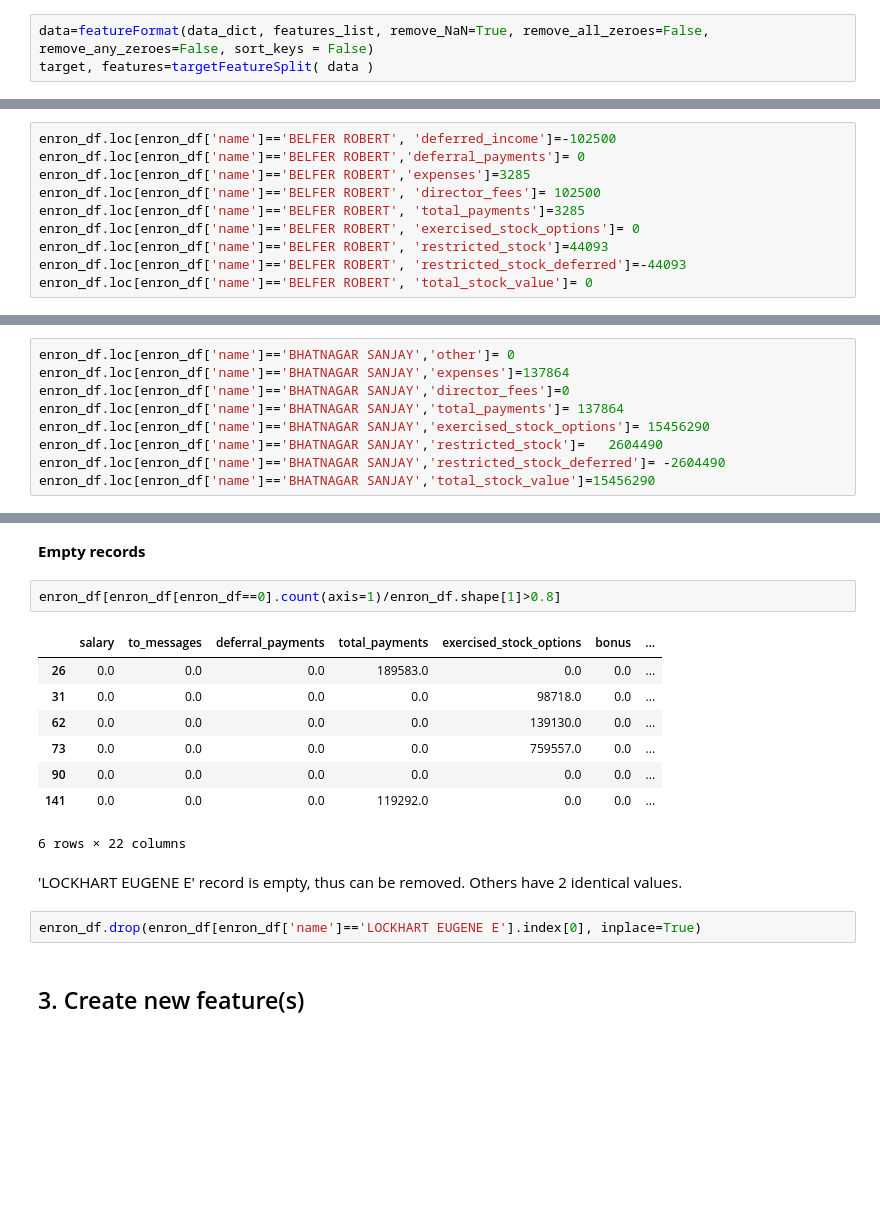
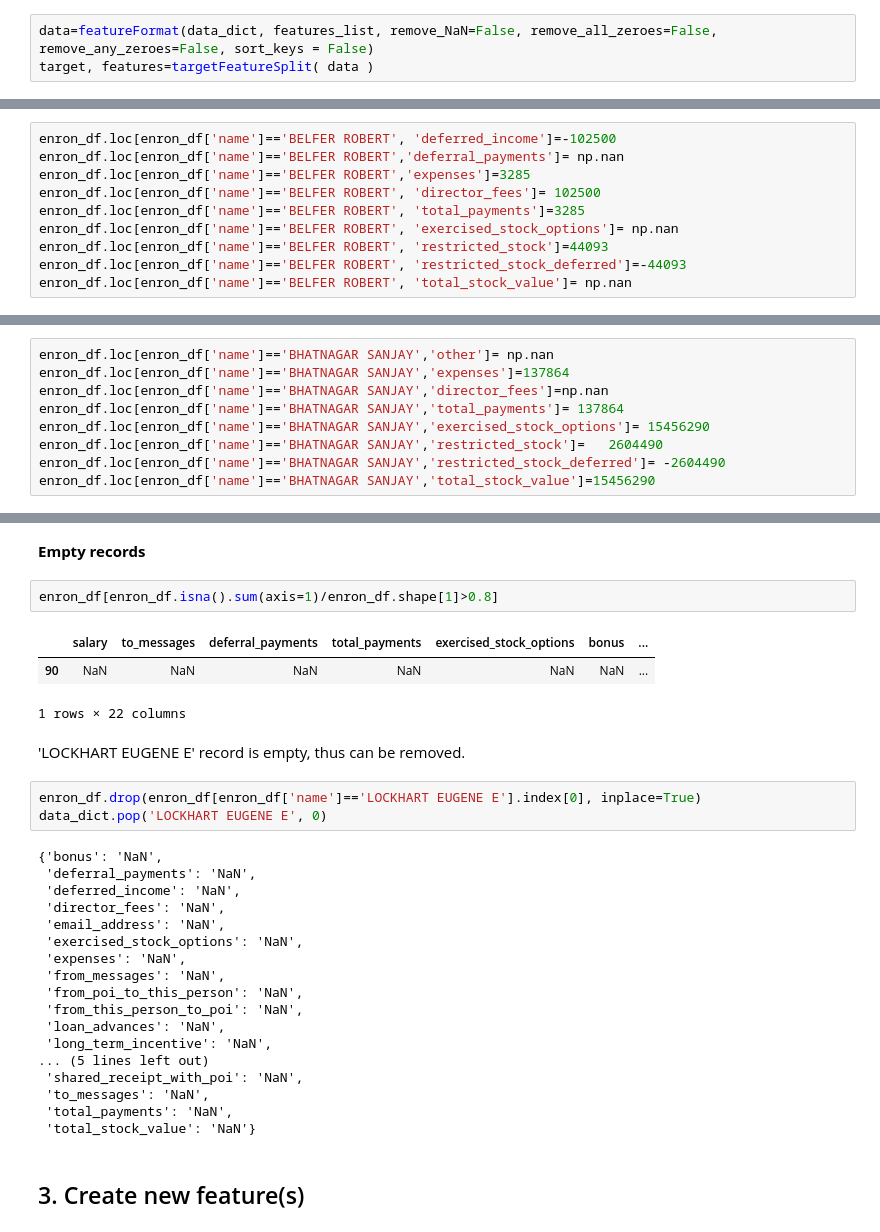
Before and after one commit to ekaraseva/Enron-fraud, a Jupyter notebook: poi_id.ipynb, the cells around one changed output, grey strips where cells are left out. Saved outputs shown, nothing was run; the diff lists cells and outputs as text; blank space fills up the shorter version.

```diff
--- a/poi_id.ipynb
+++ b/poi_id.ipynb
@@ -146,7 +127,7 @@ features_list= ['salary', 'to_messages',  'deferral_payments',
                 'director_fees', 'deferred_income', 'long_term_incentive',
                 'from_poi_to_this_person']
 # %%
-data=featureFormat(data_dict, features_list, remove_NaN=True, remove_all_zeroes=False, remove_any_zeroes=False, sort_keys = False)
+data=featureFormat(data_dict, features_list, remove_NaN=False, remove_all_zeroes=False, remove_any_zeroes=False, sort_keys = False)
 target, features=targetFeatureSplit( data )
 # %%
 ## make dataframe from the enron_data
@@ -268,13 +250,13 @@ data_dict['BELFER ROBERT']['total_stock_value']= 0
 # %%
 enron_df.loc[enron_df['name']=='BELFER ROBERT', 'deferred_income']=-102500
-enron_df.loc[enron_df['name']=='BELFER ROBERT','deferral_payments']= 0
+enron_df.loc[enron_df['name']=='BELFER ROBERT','deferral_payments']= np.nan
 enron_df.loc[enron_df['name']=='BELFER ROBERT','expenses']=3285
 enron_df.loc[enron_df['name']=='BELFER ROBERT', 'director_fees']= 102500
 enron_df.loc[enron_df['name']=='BELFER ROBERT', 'total_payments']=3285
-enron_df.loc[enron_df['name']=='BELFER ROBERT', 'exercised_stock_options']= 0
+enron_df.loc[enron_df['name']=='BELFER ROBERT', 'exercised_stock_options']= np.nan
 enron_df.loc[enron_df['name']=='BELFER ROBERT', 'restricted_stock']=44093
 enron_df.loc[enron_df['name']=='BELFER ROBERT', 'restricted_stock_deferred']=-44093
-enron_df.loc[enron_df['name']=='BELFER ROBERT', 'total_stock_value']= 0
+enron_df.loc[enron_df['name']=='BELFER ROBERT', 'total_stock_value']= np.nan
 # %%
 data_dict['BHATNAGAR SANJAY']
 # %% [output]
@@ -307,9 +293,9 @@ data_dict['BHATNAGAR SANJAY']['restricted_stock']=   2604490
 data_dict['BHATNAGAR SANJAY']['restricted_stock_deferred']= -2604490
 data_dict['BHATNAGAR SANJAY']['total_stock_value']=15456290
 # %%
-enron_df.loc[enron_df['name']=='BHATNAGAR SANJAY','other']= 0
+enron_df.loc[enron_df['name']=='BHATNAGAR SANJAY','other']= np.nan
 enron_df.loc[enron_df['name']=='BHATNAGAR SANJAY','expenses']=137864
-enron_df.loc[enron_df['name']=='BHATNAGAR SANJAY','director_fees']=0
+enron_df.loc[enron_df['name']=='BHATNAGAR SANJAY','director_fees']=np.nan
 enron_df.loc[enron_df['name']=='BHATNAGAR SANJAY','total_payments']= 137864
 enron_df.loc[enron_df['name']=='BHATNAGAR SANJAY','exercised_stock_options']= 15456290
 enron_df.loc[enron_df['name']=='BHATNAGAR SANJAY','restricted_stock']=   2604490
@@ -443,20 +427,34 @@ Index([u'salary', u'to_messages', u'deferral_payments', u'total_payments',
 # %% [markdown]
 **Empty records**
 # %%
-enron_df[enron_df[enron_df==0].count(axis=1)/enron_df.shape[1]>0.8]
+enron_df[enron_df.isna().sum(axis=1)/enron_df.shape[1]>0.8]
 # %% [output]
 |  | salary | to_messages | deferral_payments | total_payments | exercised_stock_options | bonus | ... |
-| 26 | 0.0 | 0.0 | 0.0 | 189583.0 | 0.0 | 0.0 | ... |
-| 31 | 0.0 | 0.0 | 0.0 | 0.0 | 98718.0 | 0.0 | ... |
-| 62 | 0.0 | 0.0 | 0.0 | 0.0 | 139130.0 | 0.0 | ... |
-| 73 | 0.0 | 0.0 | 0.0 | 0.0 | 759557.0 | 0.0 | ... |
-| 90 | 0.0 | 0.0 | 0.0 | 0.0 | 0.0 | 0.0 | ... |
-| 141 | 0.0 | 0.0 | 0.0 | 119292.0 | 0.0 | 0.0 | ... |
+| 90 | NaN | NaN | NaN | NaN | NaN | NaN | ... |
-6 rows × 22 columns
+1 rows × 22 columns
 # %% [markdown]
-'LOCKHART EUGENE E' record is empty, thus can be removed. Others have 2 identical values.
+'LOCKHART EUGENE E' record is empty, thus can be removed.
 # %%
 enron_df.drop(enron_df[enron_df['name']=='LOCKHART EUGENE E'].index[0], inplace=True)
+data_dict.pop('LOCKHART EUGENE E', 0)
+# %% [output]
+{'bonus': 'NaN',
+ 'deferral_payments': 'NaN',
+ 'deferred_income': 'NaN',
+ 'director_fees': 'NaN',
+ 'email_address': 'NaN',
+ 'exercised_stock_options': 'NaN',
+ 'expenses': 'NaN',
+ 'from_messages': 'NaN',
+ 'from_poi_to_this_person': 'NaN',
+ 'from_this_person_to_poi': 'NaN',
+ 'loan_advances': 'NaN',
+ 'long_term_incentive': 'NaN',
+... (5 lines left out)
+ 'shared_receipt_with_poi': 'NaN',
+ 'to_messages': 'NaN',
+ 'total_payments': 'NaN',
+ 'total_stock_value': 'NaN'}
 # %% [markdown]
 ## 3. Create new feature(s)
 # %% [markdown]
```
Also changed, not shown: parts of 128 cells of this notebook.
